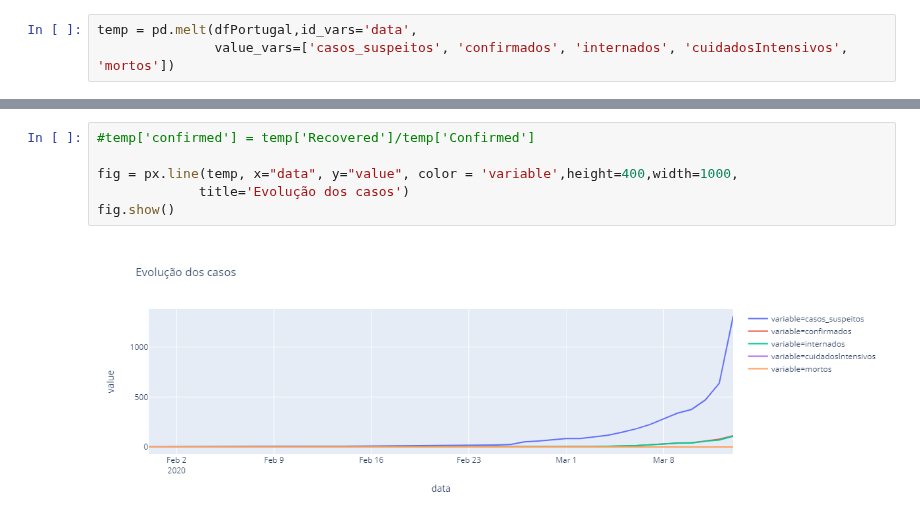
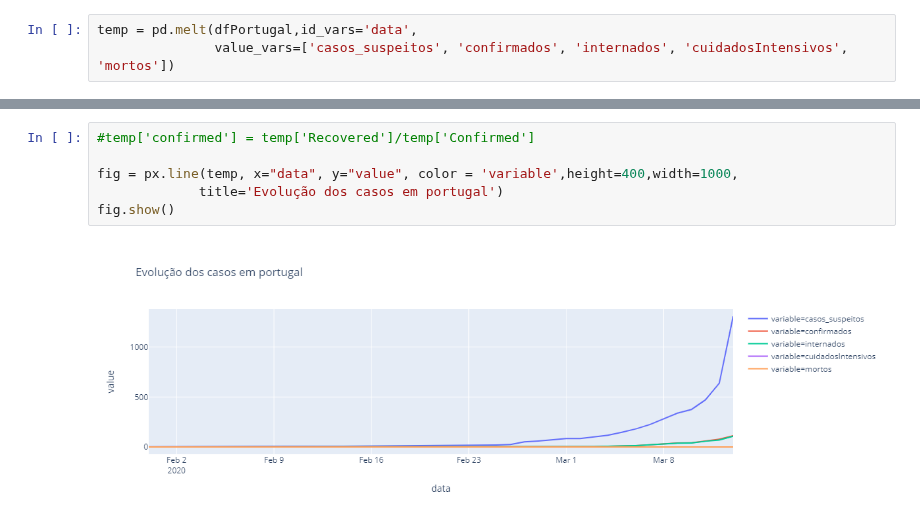
Before and after one commit to pesobreiro/jupyternotebooks, a Jupyter notebook: analysis/Covid-19.ipynb, the cells around one changed output, grey strips where cells are left out. Drawn from its saved outputs; the diff is of its cells as text.

```diff
--- a/analysis/Covid-19.ipynb
+++ b/analysis/Covid-19.ipynb
@@ -176,8 +136,8 @@ temp.head()
 # %%
 #temp['confirmed'] = temp['Recovered']/temp['Confirmed']
 
 fig = px.line(temp, x="data", y="value", color = 'variable',height=400,width=1000,
-             title='Evolução dos casos')
+             title='Evolução dos casos em portugal')
 fig.show()
 # %% [output]
-[figure, old version]
+[figure, new version]
```
Also changed, not shown: parts of 7 cells of this notebook.
